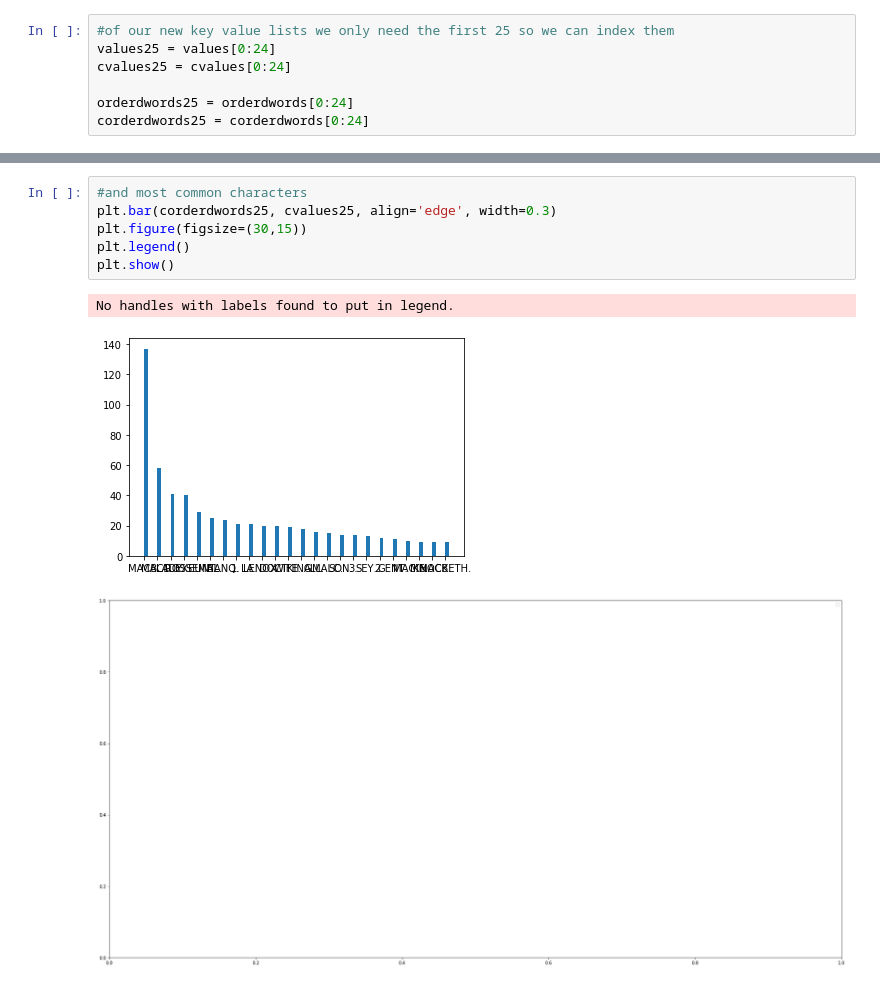
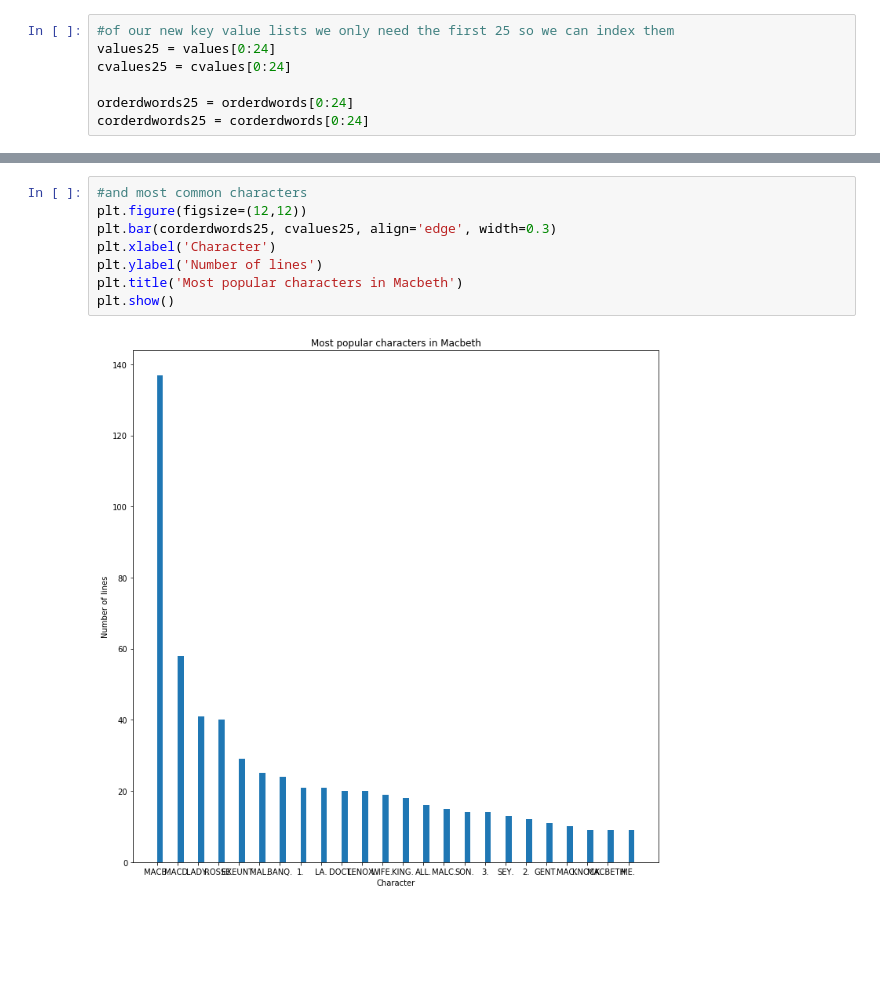
Before and after one commit to AmirMEdris/HistForMacbethProject, a Jupyter notebook: Macbeth-Make-Histogram.ipynb, the cells around one changed output, grey strips where cells are left out. Saved outputs shown, nothing was run; the diff lists cells and outputs as text; blank space fills up the shorter version.

```diff
--- a/Macbeth-Make-Histogram.ipynb
+++ b/Macbeth-Make-Histogram.ipynb
@@ -77,10 +78,10 @@ No handles with labels found to put in legend.
 # %%
 #and most common characters
+plt.figure(figsize=(12,12))
 plt.bar(corderdwords25, cvalues25, align='edge', width=0.3)
-plt.figure(figsize=(30,15))
-plt.legend()
+plt.xlabel('Character')
+plt.ylabel('Number of lines')
+plt.title('Most popular characters in Macbeth')
 plt.show()
 # %% [output]
-No handles with labels found to put in legend.
-[figure, old version]
+[figure, new version]
-[figure, removed]
```
Also changed, not shown: parts of 1 cell of this notebook.
